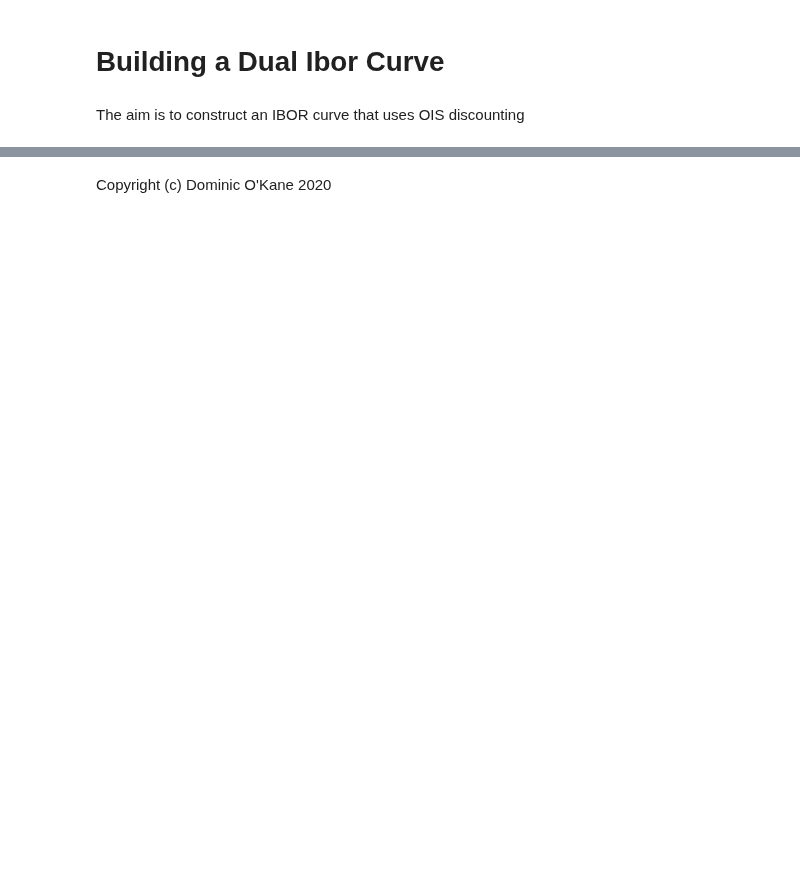
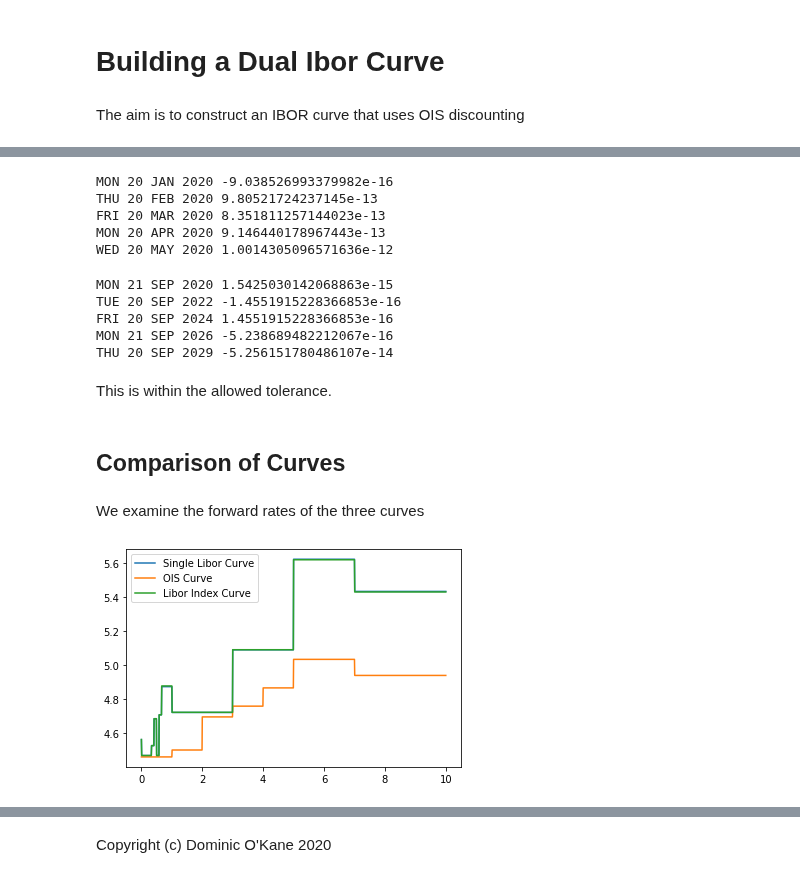
Before and after one commit to domokane/FinancePy, a Jupyter notebook: notebooks/LIBOR_FINIBORDUALCURVE_BuildingASimpleDualIborCurve.ipynb, the cells around one changed output, grey strips where cells are left out. Drawn from its saved outputs; the diff is of its cells as text; code cells hidden in the pictures; blank space fills up the shorter version.

```diff
--- a/notebooks/LIBOR_FINIBORDUALCURVE_BuildingASimpleDualIborCurve.ipynb
+++ b/notebooks/LIBOR_FINIBORDUALCURVE_BuildingASimpleDualIborCurve.ipynb
@@ -44,0 +49,2 @@ swap = FinIborSwap(settlementDate, "10Y", swapType, 0.0410, fixedFreqType, fixed
+# %%
+oisCurve = FinOISCurve(settlementDate, depos, [], oiss, FinInterpTypes.FLAT_FORWARDS)
@@ -44,0 +53,4 @@ swap = FinIborSwap(settlementDate, "10Y", swapType, 0.0410, fixedFreqType, fixed
+# %%
+for swap in oiss:
+    v_single = swap.value(valuationDate, oisCurve) / swap._notional
+    print(swap._maturityDate, v_single)
@@ -45,2 +128,2 @@ swap = FinIborSwap(settlementDate, "10Y", swapType, 0.0410, fixedFreqType, fixed
 # %%
-liborCurve = FinIborSingleCurve(settlementDate, depos, [], swaps)
+iborSingleCurve = FinIborSingleCurve(settlementDate, depos, fras, swaps, FinInterpTypes.FLAT_FORWARDS)
@@ -66,0 +158,44 @@ DEPOSIT:
+# %%
+iborDualCurve = FinIborDualCurve(settlementDate, oisCurve, depos, fras, swaps, FinInterpTypes.FLAT_FORWARDS)
+# %%
+for fra in fras:
+    v_dual = fra.value(valuationDate, oisCurve, iborDualCurve) / fra._notional
+    print(fra._maturityDate, v_dual)
+# %% [output]
+MON 20 JAN 2020 -9.038526993379982e-16
+THU 20 FEB 2020 9.80521724237145e-13
+FRI 20 MAR 2020 8.351811257144023e-13
+MON 20 APR 2020 9.146440178967443e-13
+WED 20 MAY 2020 1.0014305096571636e-12
+# %%
+for swap in swaps:
+    v_dual = swap.value(valuationDate, oisCurve, iborDualCurve) / swap._notional
+    print(swap._maturityDate, v_dual)
+# %% [output]
+MON 21 SEP 2020 1.5425030142068863e-15
+TUE 20 SEP 2022 -1.4551915228366853e-16
+FRI 20 SEP 2024 1.4551915228366853e-16
+MON 21 SEP 2026 -5.238689482212067e-16
+THU 20 SEP 2029 -5.256151780486107e-14
+# %% [markdown]
+This is within the allowed tolerance.
+# %% [markdown]
+## Comparison of Curves
+# %% [markdown]
+We examine the forward rates of the three curves
+# %%
+years = np.linspace(0, 10, 1201)
+dates = settlementDate.addYears(years)
+
+singleCurveFwds = iborSingleCurve.fwd(dates)
+plt.plot(years, singleCurveFwds*100, label="Single Libor Curve")
+
+oisCurveFwds = oisCurve.fwd(dates)
+plt.plot(years, oisCurveFwds*100.0, label="OIS Curve")
+
+indexCurveFwds = iborDualCurve.fwd(dates)
+plt.plot(years, indexCurveFwds*100.0, label="Libor Index Curve")
+
+plt.legend();
+# %% [output]
+[figure, added]
```
Also changed, not shown: parts of 23 cells of this notebook, 26 other files.
